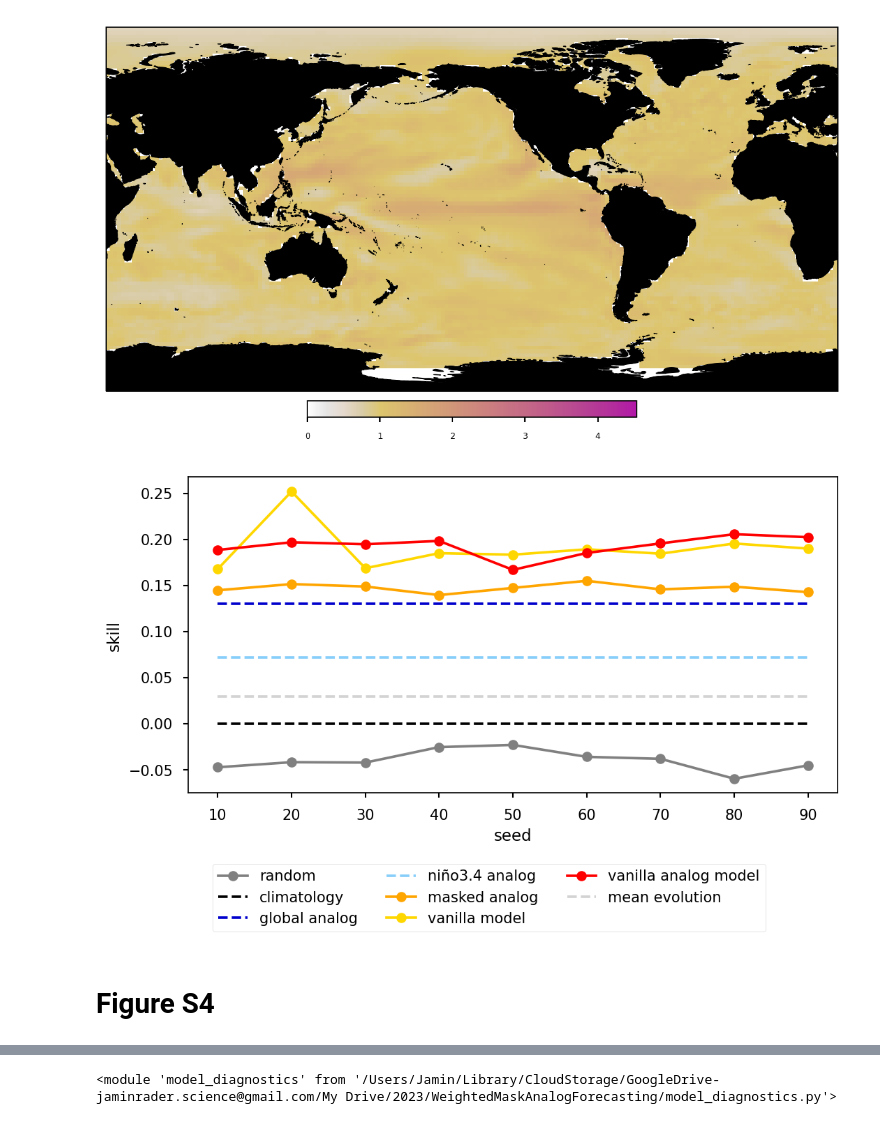
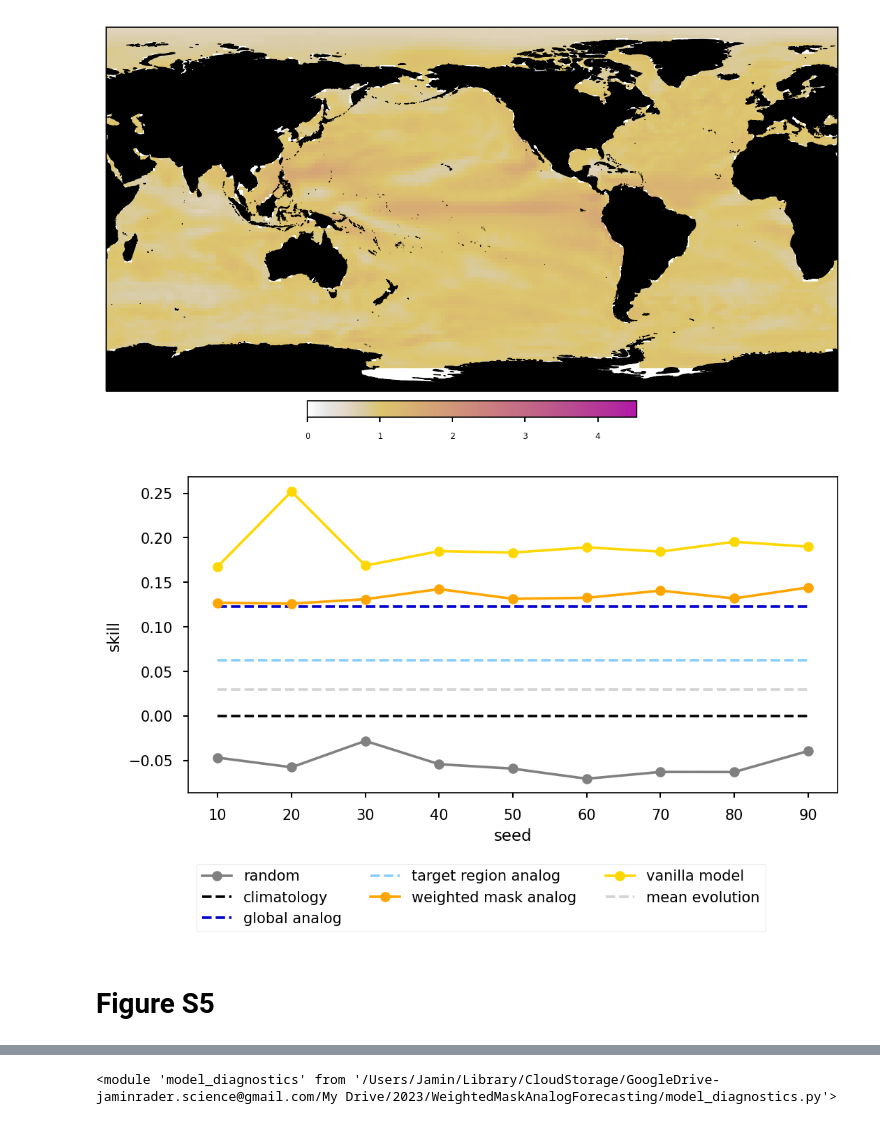
Before and after one commit to jaminrader/WeightedMaskAnalogForecasting2023, a Jupyter notebook: _make_custom_plots.ipynb, the cells around one changed output, grey strips where cells are left out. Drawn from its saved outputs; the diff is of its cells as text; code cells hidden in the pictures.

```diff
--- a/_make_custom_plots.ipynb
+++ b/_make_custom_plots.ipynb
@@ -504,7 +526,7 @@ mask = model_diagnostics.retrieve_mask(model, settings, analog_input[0].shape)
 imp.reload(metrics)
 
 n_processes = 8
-n_analogues = 15
+n_analogues = N_ANALOGS
 soi_input = soi_test_input
 soi_output = soi_test_output
 
@@ -582,12 +604,13 @@ plt.ylim(-.3, .4)
 
 # Remove some lines
 lines = sub.get_lines()
-for line in [3, 6, 7]:
+
+for line in [0, 3, 6, 7]:
     lines[line].remove()
 
 # Update some line labels
-lines[0].set_label('climatology')
-lines[2].set_label('N. Atl. analog')
+lines[1].set_label('weighted mask analog')
+lines[2].set_label('target region analog')
 lines[4].set_label('global analog')
 lines[8].set_label('mean evolution')
 
@@ -598,7 +621,10 @@ lines[8].set_color('lightgray')
 lines[8].set_alpha(1)
 
 # Change order
-lines[8].set_zorder(0)
+lines[0].set_zorder(0)
+
+# Add climo
+plt.axhline(0, color = 'black', linewidth = 1, label='climatology')
 
 plt.legend(fontsize=8, loc=4, ncol=2)
 plt.xticks(n_analogs_list)
@@ -622,10 +648,10 @@ linewidth = 5
 alpha = .8
 
 plt.axhline(0, zorder=0, color='gray', linestyle='dotted', alpha=1, linewidth=1)
-plt.plot(analog_vals, label='Top 15 Analogs Mean Prediction', color='k', linewidth=linewidth, alpha=alpha, zorder=2)
+plt.plot(analog_vals, label='Top 10 Analogs Mean Prediction', color='k', linewidth=linewidth, alpha=alpha, zorder=2)
 plt.plot(truth_vals, label='Truth', color='cornflowerblue', linewidth=linewidth, alpha=alpha, zorder=3)
 plt.fill_between(range(len(analog_mins)), analog_mins, analog_maxs, color='gray', alpha = .3, zorder=1,
-                 label='Top 15 Analogs Individual Predictions')
+                 label='Top 10 Analogs Individual Predictions')
 
 plt.ylabel('SST anomaly ($\sigma$)')
 plt.xlabel('year')
@@ -652,7 +678,7 @@ imp.reload(plots)
 # Get the mask
 mask = model_diagnostics.retrieve_mask(model, settings, analog_input[0].shape)
 n_processes = 8
-n_analogues = 15
+n_analogues = N_ANALOGS
 soi_input = soi_test_input
 soi_output = soi_test_output
 
@@ -799,7 +825,7 @@ mask = model_diagnostics.retrieve_mask(model, settings, analog_input[0].shape)
 imp.reload(metrics)
 
 n_processes = 8
-n_analogues = 15
+n_analogues = N_ANALOGS
 soi_input = soi_test_input
 soi_output = soi_test_output
 # MAKE SUMMARY PLOT ACROSS ALL MODEL TYPES
@@ -851,12 +877,12 @@ plt.ylim(-.3, .4)
 
 # Remove some lines
 lines = sub.get_lines()
-for line in [3, 6, 7]:
+for line in [0, 3, 6, 7]:
     lines[line].remove()
 
 # Update some line labels
-lines[0].set_label('climatology')
-lines[2].set_label('niño3.4 analog')
+lines[1].set_label('weighted mask analog')
+lines[2].set_label('target region analog')
 lines[4].set_label('global analog')
 lines[8].set_label('mean evolution')
 
@@ -869,6 +895,9 @@ lines[8].set_alpha(1)
 # Change order
 lines[8].set_zorder(0)
 lines[4].set_zorder(0)
+
+# Add climo
+plt.axhline(0, color = 'black', linewidth = 1, label='climatology')
 
 plt.legend(fontsize=8, loc=4, ncol=2)
 plt.xticks(n_analogs_list)
@@ -1013,7 +1042,7 @@ metrics_names = ["error_random", "error_climo", "error_globalcorr", "error_corr"
 styles = ["-", '--', '--', '--', '-', '-', '-', '--']
 colors = ["gray", "k", "mediumblue", "lightskyblue", "orange", "gold", "red", "lightgray"]
 markers = ["o", "", "", "" , "o", "o", "o", ""]
-labels = ["random", "climatology", "global analog", targreg_name + ' analog', 'masked analog', 'vanilla model',
+labels = ["random", "climatology", "global analog", 'target region analog', 'weighted mask analog', 'vanilla model',
           "vanilla analog model", "mean evolution"]
 
 xs = []
@@ -1023,38 +1052,42 @@ for iskill in range(1,10):
     xs.append((iskill)*10)
 
 for plot_metrics in skill_list:
     y = []
     for metric_name in metrics_names:
         all_skills = metrics.eval_function(plot_metrics[metric_name])
         if all_skills.size == 1:
             this_skill = all_skills
         else:
-            this_skill = all_skills[np.array(plot_metrics["analogue_vector"]) == 15][0]
+            this_skill = all_skills[np.array(plot_metrics["analogue_vector"]) == N_ANALOGS][0]
         this_skill = 1 - this_skill / metrics.eval_function(plot_metrics["error_climo"])
         y.append(this_skill)
     ys.append(y)
 
 plt.plot(xs, ys)
 
 lines = ax.get_lines()
 
 for line in range(len(lines)):
     #lines[line].set_label('')
     lines[line].set_linestyle(styles[line])
     lines[line].set_color(colors[line])
     lines[line].set_marker(markers[line])
+    lines[line].set_label(labels[line])
 
-plt.legend(labels, bbox_to_anchor=(.9, -.2), ncol = 3)
+# Remove ann analog
+lines[6].remove()
+
+plt.legend(bbox_to_anchor=(.9, -.2), ncol = 3)
 plt.ylabel('skill')
 plt.xlabel('seed')
 
 fig_savename = 'all_skill_scores'
 plt.savefig(dir_settings["figure_custom_directory"] + settings["savename_prefix"] +
                     '_' + fig_savename + '.png', dpi=300, bbox_inches='tight')
 # %% [output]
-[figure, old version]
+[figure, new version]
 # %% [markdown]
-# Figure S4
+# Figure S5
 # %%
 exp_name = 'exp501'
 model_type = 'interp_model'
```
Also changed, not shown: parts of 19 cells of this notebook, 12 other files.
